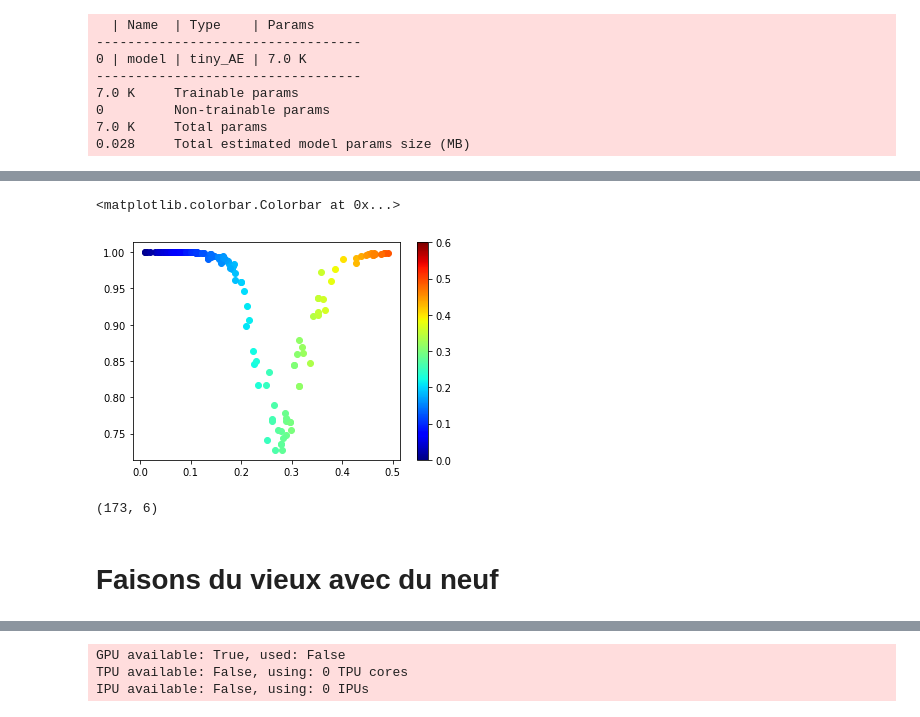
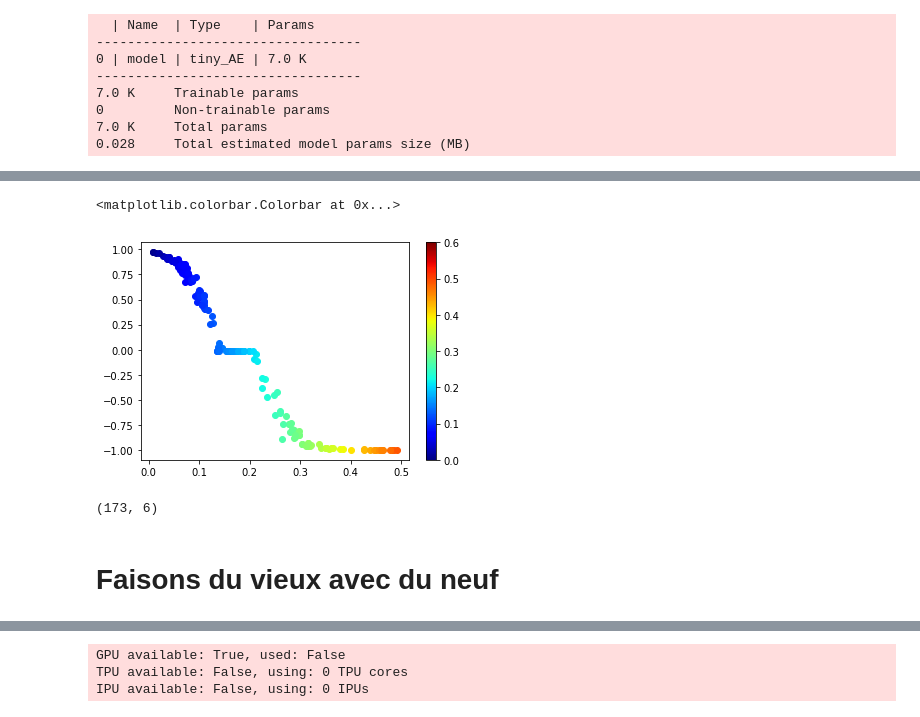
Before and after one commit to SneachChea/tecator_Explo, a Jupyter notebook: Piste de l'autoencodeur.ipynb, the cells around one changed output, grey strips where cells are left out. Saved outputs shown, nothing was run; the diff lists cells and outputs as text; code cells hidden in the pictures.

```diff
--- a/Piste de l'autoencodeur.ipynb
+++ b/Piste de l'autoencodeur.ipynb
@@ -288,17 +290,17 @@ plt.colorbar(m)
-# %%
-test_simple = []
-for i in range(len(train_dataset)):
-    absorbption, fat = train_dataset[i]
-    with torch.no_grad():
-        reco_abs = model.forward(absorbption.unsqueeze(0))
-        latent_space = model.encoder_pass(absorbption.unsqueeze(0))
-        test_simple.append(latent_space[0, 1].item())
-
-    plt.scatter(fat, test_simple[-1], color=m.to_rgba(fat.item()))
-plt.colorbar(m)
-# %% [output]
-<matplotlib.colorbar.Colorbar at 0x...>
-[figure, removed]
+# %%
+test_simple = []
+for i in range(len(train_dataset)):
+    absorbption, fat = train_dataset[i]
+    with torch.no_grad():
+        reco_abs = model.forward(absorbption.unsqueeze(0))
+        latent_space = model.encoder_pass(absorbption.unsqueeze(0))
+        test_simple.append(latent_space[0, 3].item())
+
+    plt.scatter(fat, test_simple[-1], color=m.to_rgba(fat.item()))
+plt.colorbar(m)
+# %% [output]
+<matplotlib.colorbar.Colorbar at 0x...>
+[figure, added]
 # %%
 X_train = []
 for i in range(len(train_dataset)):
@@ -323,8 +325,8 @@ X_test = np.concatenate(X_test, axis=0)
 X_train.shape
 # %% [output]
 (173, 6)
-# %% [markdown]
-# Faisons du vieux avec du neuf
+# %% [markdown]
+# Faisons du vieux avec du neuf
 # %%
 from sklearn.kernel_ridge import KernelRidge
 from sklearn.svm import SVR
```
Also changed, not shown: parts of 50 cells of this notebook, 1 other file.
